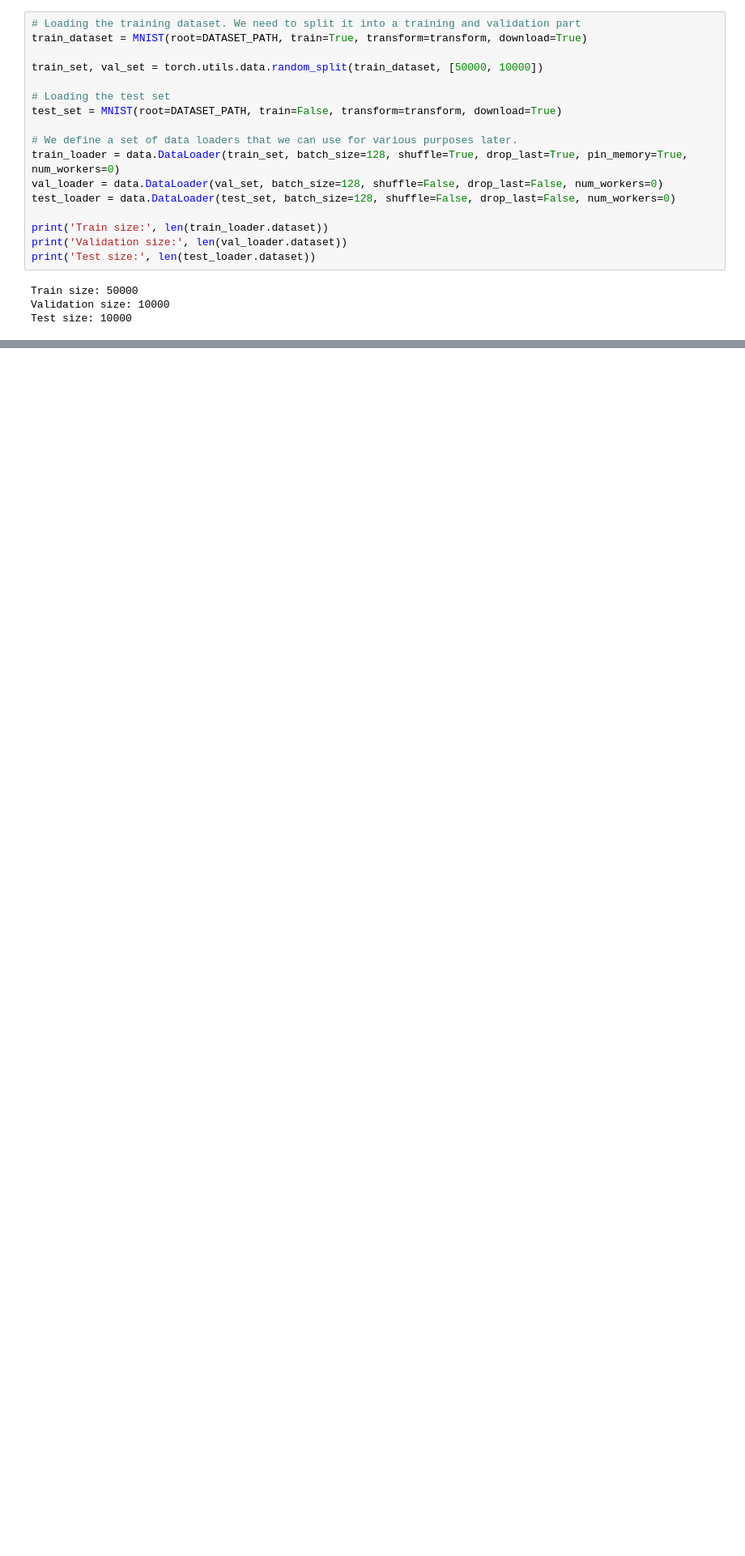
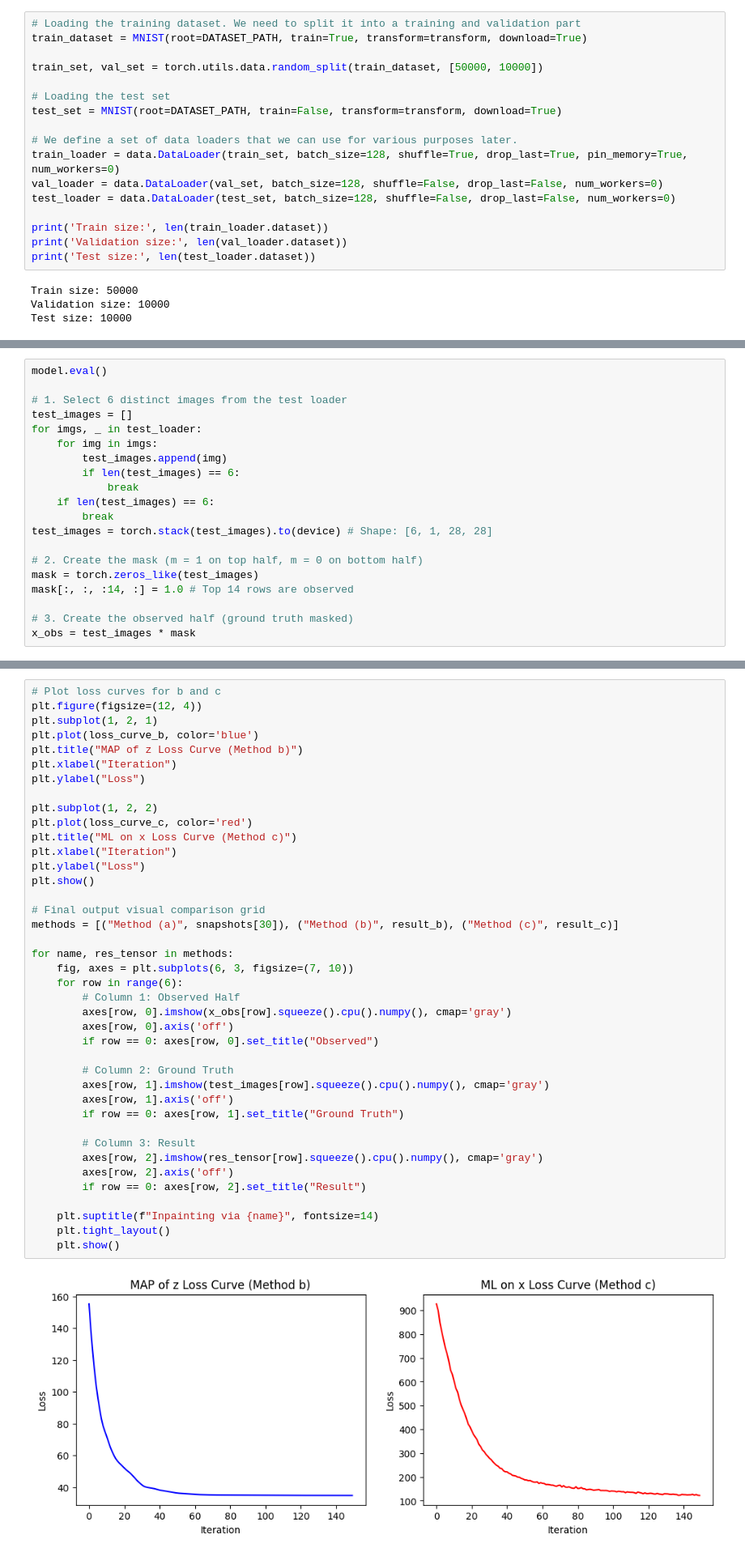
Before and after one commit to ordinary813/ordinaryLib, a Jupyter notebook: dgm/hw5.ipynb, the cells around one changed output, grey strips where cells are left out. Shown at 81% size. Drawn from its saved outputs; the diff is of its cells as text; blank space fills up the shorter version.

```diff
--- a/dgm/hw5.ipynb
+++ b/dgm/hw5.ipynb
@@ -304,0 +371,20 @@ show_imgs(sampled_images)
+# %%
+model.eval()
+
+# 1. Select 6 distinct images from the test loader
+test_images = []
+for imgs, _ in test_loader:
+    for img in imgs:
+        test_images.append(img)
+        if len(test_images) == 6:
+            break
+    if len(test_images) == 6:
+        break
+test_images = torch.stack(test_images).to(device) # Shape: [6, 1, 28, 28]
+
+# 2. Create the mask (m = 1 on top half, m = 0 on bottom half)
+mask = torch.zeros_like(test_images)
+mask[:, :, :14, :] = 1.0 # Top 14 rows are observed
+
+# 3. Create the observed half (ground truth masked)
+x_obs = test_images * mask
@@ -304,0 +473,42 @@ show_imgs(sampled_images)
+# %%
+# Plot loss curves for b and c
+plt.figure(figsize=(12, 4))
+plt.subplot(1, 2, 1)
+plt.plot(loss_curve_b, color='blue')
+plt.title("MAP of z Loss Curve (Method b)")
+plt.xlabel("Iteration")
+plt.ylabel("Loss")
+
+plt.subplot(1, 2, 2)
+plt.plot(loss_curve_c, color='red')
+plt.title("ML on x Loss Curve (Method c)")
+plt.xlabel("Iteration")
+plt.ylabel("Loss")
+plt.show()
+
+# Final output visual comparison grid
+methods = [("Method (a)", snapshots[30]), ("Method (b)", result_b), ("Method (c)", result_c)]
+
+for name, res_tensor in methods:
+    fig, axes = plt.subplots(6, 3, figsize=(7, 10))
+    for row in range(6):
+        # Column 1: Observed Half
+        axes[row, 0].imshow(x_obs[row].squeeze().cpu().numpy(), cmap='gray')
+        axes[row, 0].axis('off')
+        if row == 0: axes[row, 0].set_title("Observed")
+
+        # Column 2: Ground Truth
+        axes[row, 1].imshow(test_images[row].squeeze().cpu().numpy(), cmap='gray')
+        axes[row, 1].axis('off')
+        if row == 0: axes[row, 1].set_title("Ground Truth")
+
+        # Column 3: Result
+        axes[row, 2].imshow(res_tensor[row].squeeze().cpu().numpy(), cmap='gray')
+        axes[row, 2].axis('off')
+        if row == 0: axes[row, 2].set_title("Result")
+
+    plt.suptitle(f"Inpainting via {name}", fontsize=14)
+    plt.tight_layout()
+    plt.show()
+# %% [output]
+[figure, added]
```
Also changed, not shown: parts of 15 cells of this notebook.
